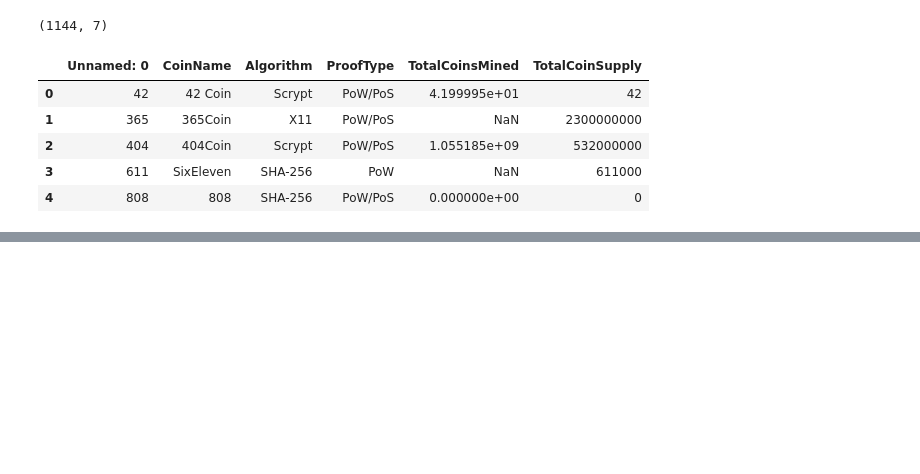
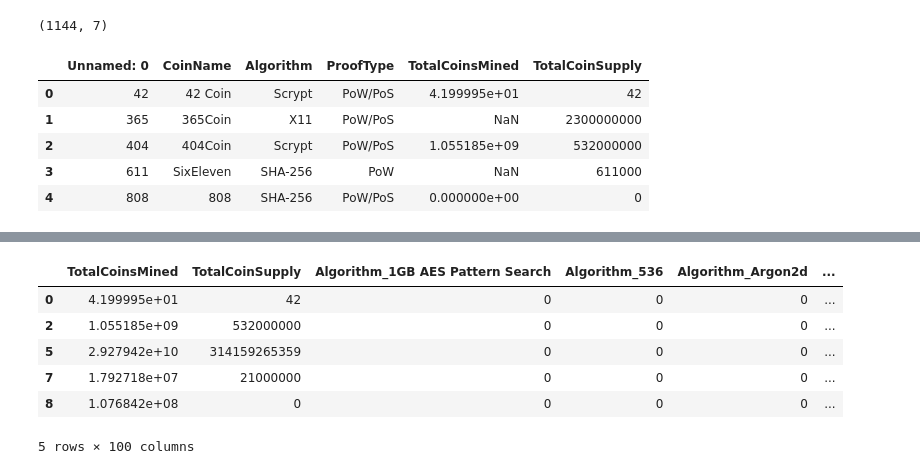
Before and after one commit to sissa81/Cryptocurrency-Clusters, a Jupyter notebook: crypto.ipynb, the cells around one changed output, grey strips where cells are left out. Drawn from its saved outputs; the diff is of its cells as text; code cells hidden in the pictures; blank space fills up the shorter version.

Commit message:
Data Preparation

```diff
--- a/crypto.ipynb
+++ b/crypto.ipynb
@@ -50,0 +72,3 @@ df.head()
+# %%
+# Drop CoinName column
+df = df.drop(columns='CoinName')
@@ -50,0 +85,3 @@ df.head()
+# %%
+# Drop Unnamed: 0 column
+df = df.drop(columns='Unnamed: 0')
@@ -50,0 +97,12 @@ df.head()
+# %%
+# Convert Algorithm and ProofType to numerical data by creating dummy variables
+dummy_df = pd.get_dummies(df, columns=['Algorithm', 'ProofType'])
+dummy_df.head()
+# %% [output]
+|  | TotalCoinsMined | TotalCoinSupply | Algorithm_1GB AES Pattern Search | Algorithm_536 | Algorithm_Argon2d | ... |
+| 0 | 4.199995e+01 | 42 | 0 | 0 | 0 | ... |
+| 2 | 1.055185e+09 | 532000000 | 0 | 0 | 0 | ... |
+| 5 | 2.927942e+10 | 314159265359 | 0 | 0 | 0 | ... |
+| 7 | 1.792718e+07 | 21000000 | 0 | 0 | 0 | ... |
+| 8 | 1.076842e+08 | 0 | 0 | 0 | 0 | ... |
+5 rows × 100 columns
```
Also changed, not shown: parts of 12 cells of this notebook.
